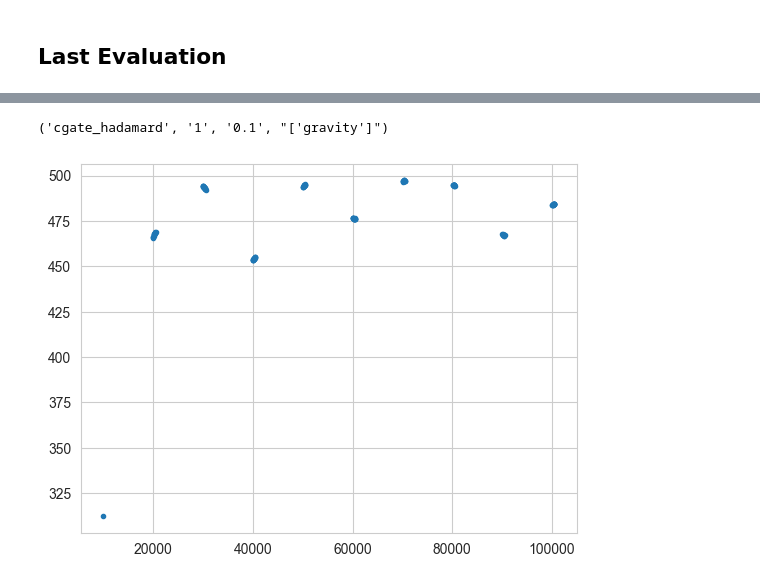
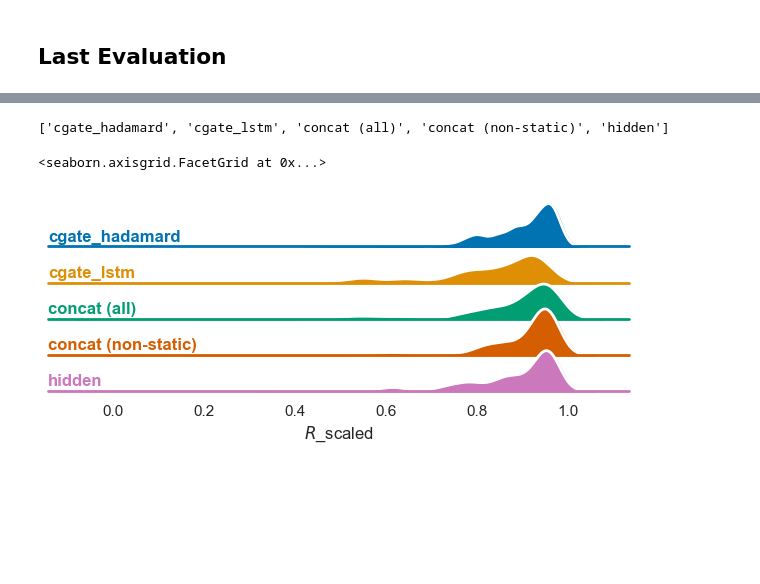
Before and after one commit to automl/CARL, a Jupyter notebook: experiments/evaluation/eval_benchmarking.ipynb, the cells around one changed output, grey strips where cells are left out. Drawn from its saved outputs; the diff is of its cells as text; code cells hidden in the pictures; blank space fills up the shorter version.

```diff
--- a/experiments/evaluation/eval_benchmarking.ipynb
+++ b/experiments/evaluation/eval_benchmarking.ipynb
@@ -482,10 +506,53 @@ Index(['_step', 'eval/return', 'train/global_step', 'wandb.group', 'seed',
-# %%
-import matplotlib.pyplot as plt
-for gid, gdf in plot_df_transformed.groupby(by=["visibility", "seed", "$\sigma_{rel}$", "C"]):
-    print(gid)
-    plt.plot(gdf["$k$"], gdf["$R$"], marker=".", ls="")
-    plt.show()
-    break
-# %% [output]
-('cgate_hadamard', '1', '0.1', "['gravity']")
-[figure, removed]
+# %%
+import numpy as np
+import pandas as pd
+import seaborn as sns
+import matplotlib.pyplot as plt
+sns.set_theme(style="white", rc={"axes.facecolor": (0, 0, 0, 0)})
+
+plot_df = scale(plot_df, yname=wkt["eval/return"], log=False)
+
+ynameplot = wkt["eval/return"] + "_scaled"
+
+# Initialize the FacetGrid object
+pal = sns.cubehelix_palette(10, rot=-.25, light=.7)
+pal = get_palette_visibility(plot_df)
+g = sns.FacetGrid(plot_df, row=wkt["wandb.group"], hue=wkt["wandb.group"], aspect=15, height=.5, palette=pal)
+
+# Draw the densities in a few steps
+g.map_dataframe(sns.kdeplot, x=ynameplot,
+      bw_adjust=.5, clip_on=False,
+      fill=True, alpha=1, linewidth=1.5, palette=pal)
+g.map_dataframe(sns.kdeplot, x=ynameplot, clip_on=False, color="w", lw=2, bw_adjust=.5, palette=pal)
+
+# passing color=None to refline() uses the hue mapping
+g.refline(y=0, linewidth=2, linestyle="-", color=None, clip_on=False)
+
+
+# Define and use a simple function to label the plot in axes coordinates
+# def label(x, color, label):
+#     ax = plt.gca()
+#     ax.text(0, .2, label, fontweight="bold", color=color,
+#             ha="left", va="center", transform=ax.transAxes)
+# g.map(label, "x")
+
+visibilities = list(g.axes_dict.keys())
+for vis, ax in g.axes_dict.items():
+      color = pal[vis]
+      label = vis
+      ax.text(0, .2, label, fontweight="bold", color=color,
+            ha="left", va="center", transform=ax.transAxes)
+
+print(visibilities)
+
+# Set the subplots to overlap
+g.figure.subplots_adjust(hspace=-.25)
+
+# Remove axes details that don't play well with overlap
+g.set_titles("")
+g.set(yticks=[], ylabel="")
+g.despine(bottom=True, left=True)
+# %% [output]
+['cgate_hadamard', 'cgate_lstm', 'concat (all)', 'concat (non-static)', 'hidden']
+<seaborn.axisgrid.FacetGrid at 0x...>
+[figure, added]
```
Also changed, not shown: parts of 19 cells of this notebook.
